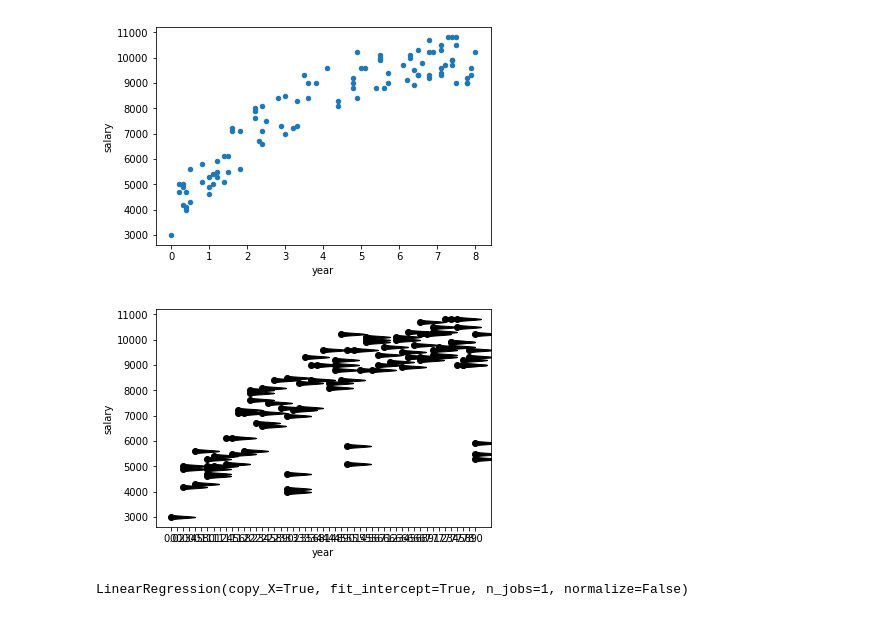
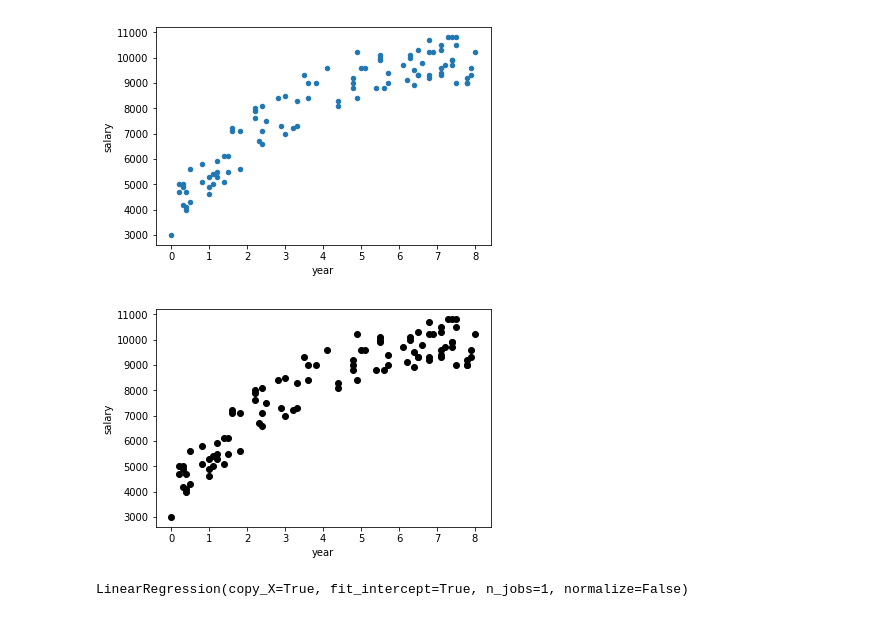
Before and after one commit to ywchiu/tibamepy, a Jupyter notebook: Demo20180505.ipynb, the cells around one changed output. Cells and saved outputs as stored; diff of their text form; code cells hidden in the pictures.

```diff
--- a/Demo20180505.ipynb
+++ b/Demo20180505.ipynb
@@ -13,13 +13,13 @@ Populating the interactive namespace from numpy and matplotlib
 # %%
 from matplotlib import pyplot as plt
 X = salary[['year']]
 Y = salary['salary']
 
-plt.scatter(X,Y,color='black')
+plt.scatter(X['year'],Y,color='black')
 plt.xlabel('year')
 plt.ylabel('salary')
 plt.show()
 # %% [output]
-[figure, old version]
+[figure, new version]
 # %%
 from sklearn.linear_model import LinearRegression
```
Also changed, not shown: parts of 2 cells of this notebook.
